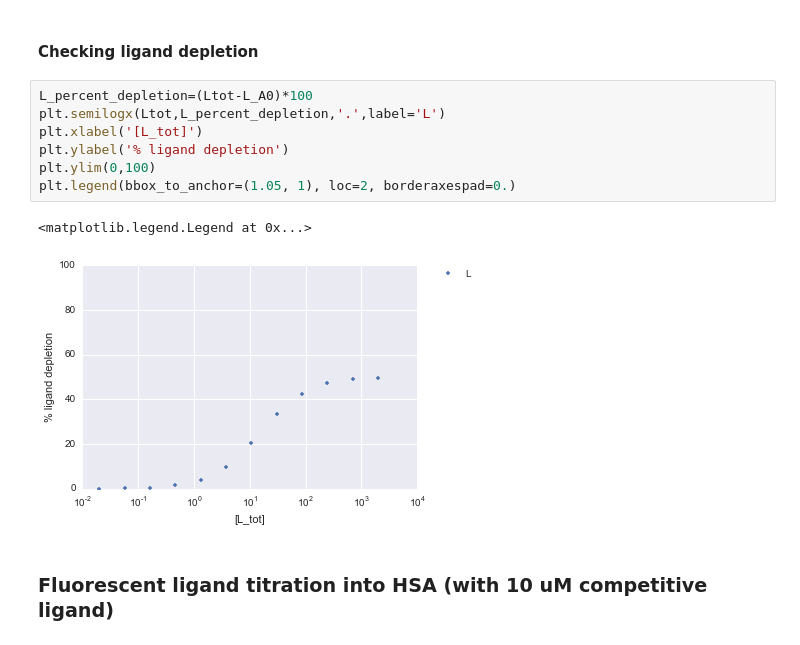
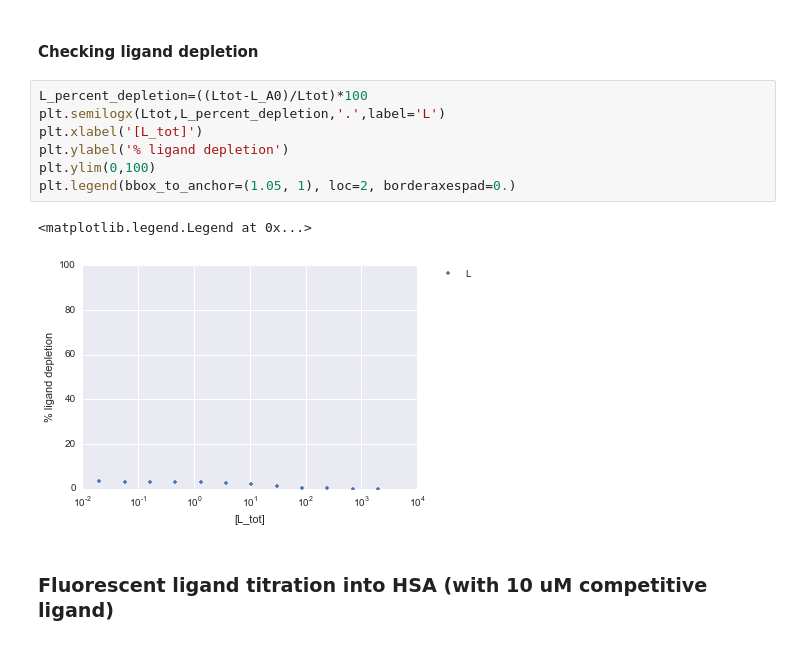
Before and after one commit to choderalab/assaytools, a Jupyter notebook: examples/competition-assay-modeling/modelling-CompetitiveBinding-FluorescenceBindingAssay.ipynb, the cells around one changed output. Cells and saved outputs as stored; diff of their text form.

Commit message:
Corrected ligand depletion calculation.

```diff
--- a/examples/competition-assay-modeling/modelling-CompetitiveBinding-FluorescenceBindingAssay.ipynb
+++ b/examples/competition-assay-modeling/modelling-CompetitiveBinding-FluorescenceBindingAssay.ipynb
@@ -279,15 +280,15 @@ plt.legend(bbox_to_anchor=(1.05, 1), loc=2, borderaxespad=0.)
 # %% [markdown]
 #### Checking ligand depletion
 # %%
-L_percent_depletion=(Ltot-L_A0)*100
+L_percent_depletion=((Ltot-L_A0)/Ltot)*100
 plt.semilogx(Ltot,L_percent_depletion,'.',label='L')
 plt.xlabel('[L_tot]')
 plt.ylabel('% ligand depletion')
 plt.ylim(0,100)
 plt.legend(bbox_to_anchor=(1.05, 1), loc=2, borderaxespad=0.)
 # %% [output]
 <matplotlib.legend.Legend at 0x...>
-[figure, old version]
+[figure, new version]
 # %% [markdown]
 ### Fluorescent ligand titration into HSA (with 10 uM competitive ligand)
 # %%
```
Also changed, not shown: parts of 3 cells of this notebook, 1 other file.
